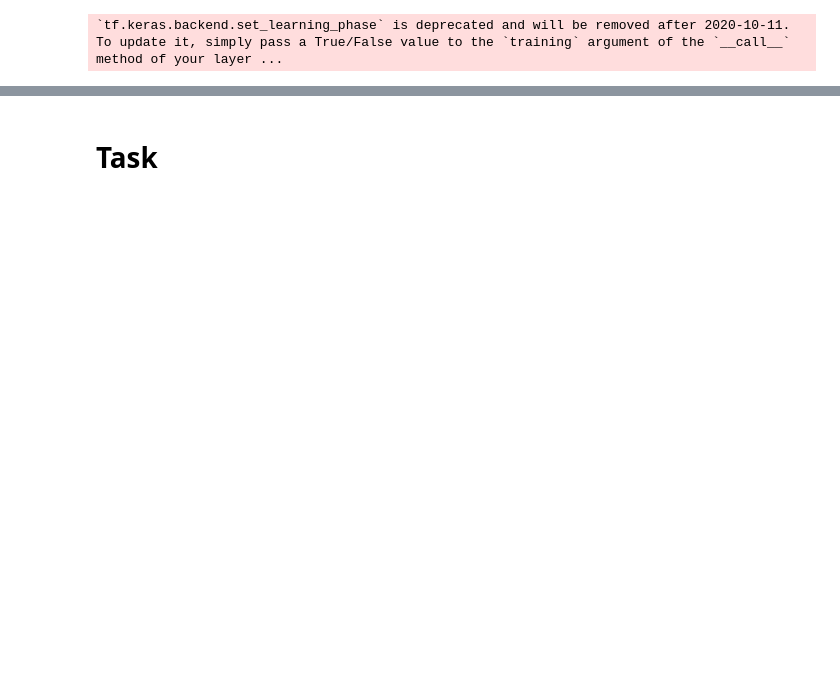
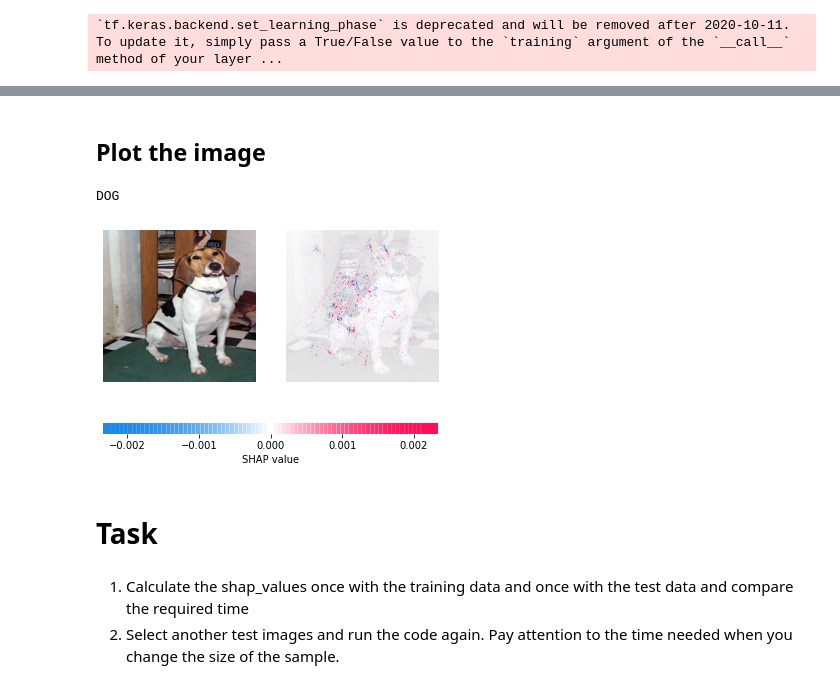
Before and after one commit to mahmouddraz/xai, a Jupyter notebook: notebooks/shap/shap_exercise.ipynb, the cells around one changed output, grey strips where cells are left out. Drawn from its saved outputs; the diff is of its cells as text; code cells hidden in the pictures; blank space fills up the shorter version.

```diff
--- a/notebooks/shap/shap_exercise.ipynb
+++ b/notebooks/shap/shap_exercise.ipynb
@@ -99,6 +104,7 @@ model_cnn.summary()
 # %% [markdown]
 ## Load data
 # %%
+tfds.disable_progress_bar()
 def normalize(image, label):
 
   # cast to float
@@ -123,9 +129,9 @@ def get_data():
      validation_data = validation_data.map(normalize)
      test_data = test_data.map(normalize)
 
-     train_batches = train_data.batch(batch_size=32, drop_remainder=True)
-     test_batches = test_data.batch(batch_size=32, drop_remainder=True)
-     validation_batches = validation_data.batch(batch_size=32, drop_remainder=True)
+     train_batches = train_data.batch(32)
+     test_batches = test_data.batch(1)
+     validation_batches = validation_data.batch(32)
 
      return train_data, test_data, validation_data, train_batches, test_batches, validation_batches, info
 # %%
@@ -145,7 +150,7 @@ test_dataset_1 = test_data.batch(batch_size=1)
 fig, axs = plt.subplots(1, 5, figsize=(20, 25))
 class_names = ["CAT", 'DOG']
 i = 0
-for image, label in test_dataset_1.take(5):
+for image, label in test_batches.shuffle(1000).take(5):
     res = model_cnn.predict(image)
     pred_lable = int(res >= 0.5)
     axs[i].axis('off')
@@ -160,7 +163,9 @@ plt.show()
 # %%
 def get_shap_data(data, SAMPLE_SIZE):
-  test_data_np = tfds.as_numpy(data.take(SAMPLE_SIZE))
+
+  test_data_np = tfds.as_numpy(data.shuffle(1000).take(SAMPLE_SIZE))
   image_list = []
+
   for image in test_data_np:
     image_list.append(image[0])
 
@@ -177,0 +185,3 @@ shap_sample.shape
+# %%
+num_images = 1
+test_image = get_shap_data(test_data, num_images)
@@ -188,2 +195,16 @@ shap_values[0].shape
+# %% [markdown]
+## Plot the image
+# %%
+### CODE HERE ###
+res = model_cnn.predict(test_image)
+pred_lable = int(res >= 0.5)
+print(class_names[pred_lable])
+shap.image_plot(shap_values=shap_values[0], pixel_values=test_image[:num_images])
+# %% [output]
+DOG
+[figure, added]
 # %% [markdown]
 # Task
+# %% [markdown]
+1. Calculate the shap_values once with the training data and once with the test data and compare the required time
+2. Select another test images and run the code again. Pay attention to the time needed when you change the size of the sample.
```
Also changed, not shown: parts of 30 cells of this notebook.
